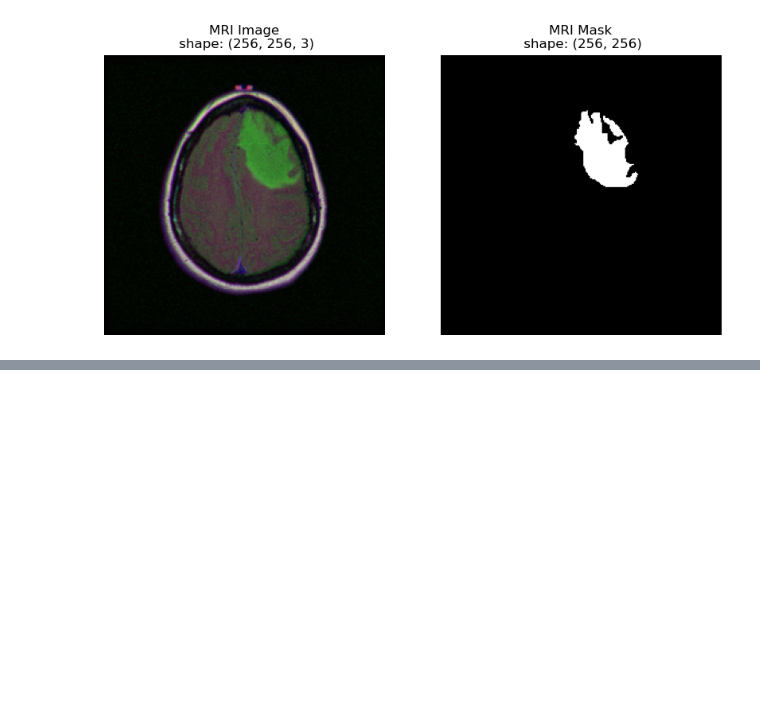
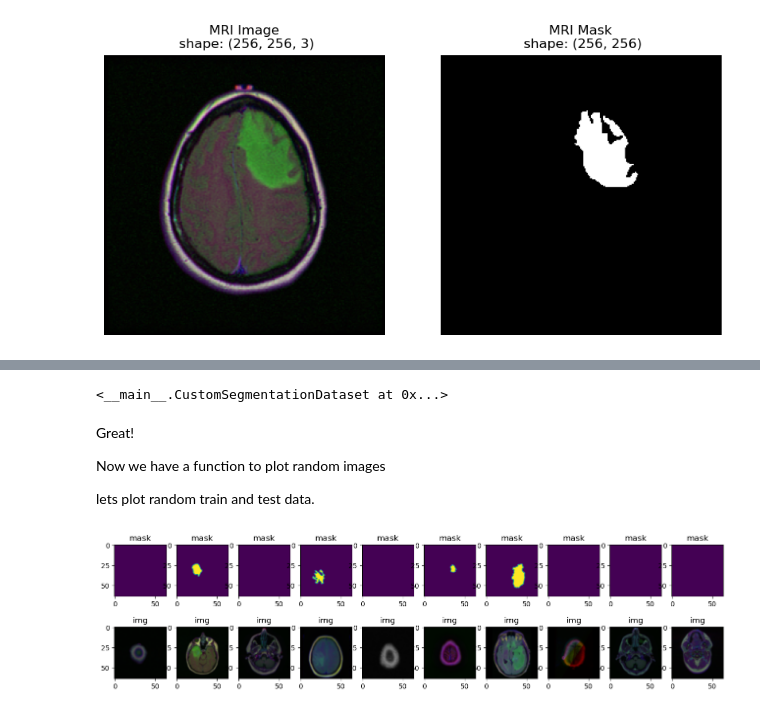
Before and after one commit to maheshsunuwar/brain-tumor-segmentation, a Jupyter notebook: mri-brain-tumor-segmentation.ipynb, the cells around one changed output, grey strips where cells are left out. Saved outputs shown, nothing was run; the diff lists cells and outputs as text; code cells hidden in the pictures; blank space fills up the shorter version.

Commit message:
dataset and dataloader

```diff
--- a/mri-brain-tumor-segmentation.ipynb
+++ b/mri-brain-tumor-segmentation.ipynb
@@ -165,0 +421,5 @@ Mask: 'data/mri_brain_tumor/lgg-mri-segmentation/kaggle_3m/TCGA_DU_6401_19831001
+# %%
+train_dataset = CustomSegmentationDataset(train_img_dir, train_mask_dir, transforms=train_transforms)
+test_dataset = CustomSegmentationDataset(test_img_dir, test_mask_dir, transforms=test_transforms)
+
+len(train_dataset), len(test_dataset)
@@ -165,0 +430,3 @@ Mask: 'data/mri_brain_tumor/lgg-mri-segmentation/kaggle_3m/TCGA_DU_6401_19831001
+# %%
+img, mask = next(iter(train_dataset))
+img, mask
@@ -165,0 +462,48 @@ Mask: 'data/mri_brain_tumor/lgg-mri-segmentation/kaggle_3m/TCGA_DU_6401_19831001
+# %%
+train_dataset
+# %% [output]
+<__main__.CustomSegmentationDataset at 0x...>
+# %%
+import random
+
+def plot_random_images(dataset: torch.utils.data.Dataset,
+                       n: int = 10,
+                       seed: int = None):
+
+    if seed:
+        random.seed(42)
+
+    # 1. Get random 10 indexes from the dataset
+    random_sample_idxs = random.sample(range(len(dataset)), k = n)
+    random_sample_idxs
+
+    # 2. setup matplotlib
+    plt.figure(figsize=(16,8))
+
+    # 3. Loop through the random images and plot them in matplotlib
+    for i, idx in enumerate(random_sample_idxs):
+        img, mask = dataset[idx]
+
+        # 4. adjusting images tensor dimensions for matplotlib
+        img_adjusted = img.permute(1,2,0)
+        mask_adjusted = mask.permute(1,2,0)
+
+        # 5. plot the adjusted image and masks
+        plt.subplot(1, n, i+1)
+        plt.imshow(img_adjusted)
+        plt.title(f'img')
+
+        plt.subplot(2, n, i+1)
+        plt.imshow(mask_adjusted)
+        plt.title(f'mask')
+# %% [markdown]
+Great!
+
+Now we have a function to plot random images
+
+lets plot random train and test data.
+# %%
+# plot random 10 train dataset
+plot_random_images(dataset=train_dataset, n=10, seed=42)
+# %% [output]
+[figure, added]
```
Also changed, not shown: parts of 36 cells of this notebook, 2 other files.
